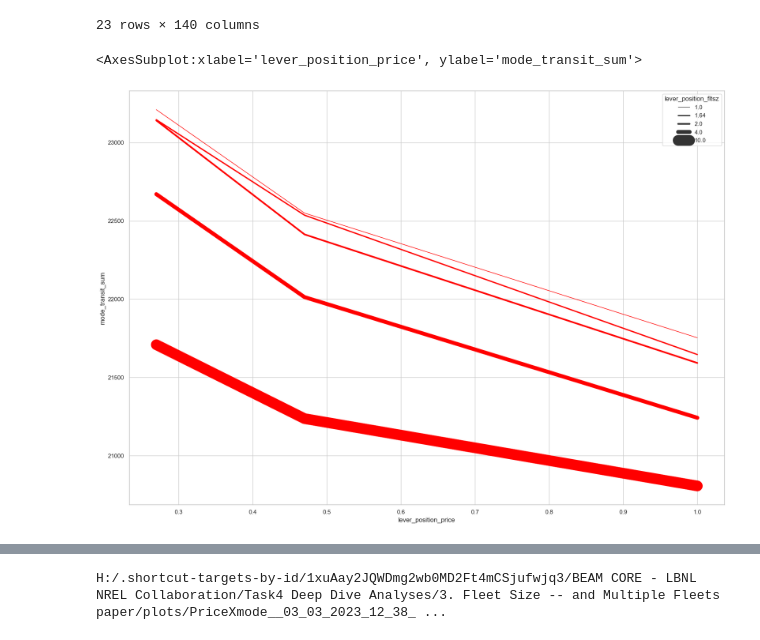
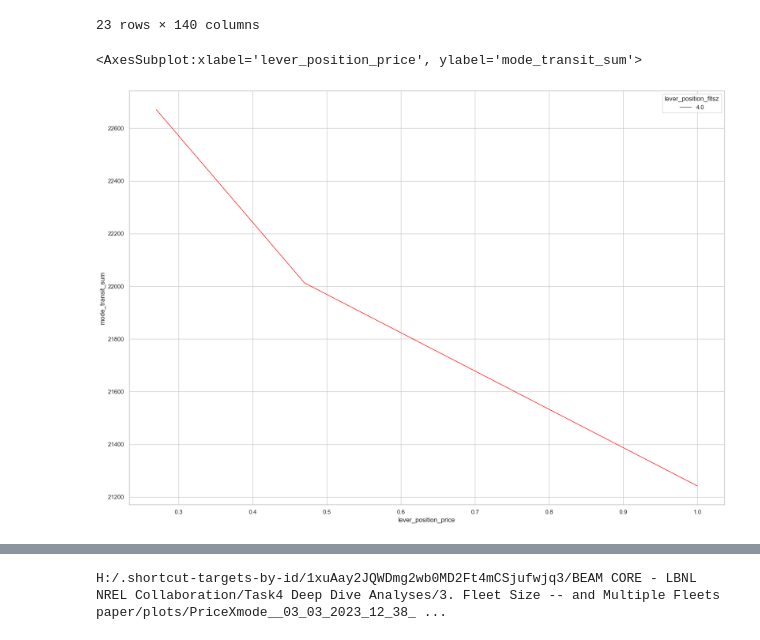
Before and after one commit to LBNL-UCB-STI/beam-core-analysis, a Jupyter notebook: Users/Annika/3MultFleets/PlotsNtripsModesTimes.ipynb, the cells around one changed output, grey strips where cells are left out. Cells and saved outputs as stored; diff of their text form; code cells hidden in the pictures.

```diff
--- a/Users/Annika/3MultFleets/PlotsNtripsModesTimes.ipynb
+++ b/Users/Annika/3MultFleets/PlotsNtripsModesTimes.ipynb
@@ -129,15 +129,15 @@ cd0collapsed.head(50)
 | 22 | 5.0 | 1.00 | 10.00 | 10.0 | 91422.000000 | 351539.285714 | ... |
 23 rows × 140 columns
 # %%
-df_graph = cd5collapsed
+df_graph = cd5collapsed.loc[(cd5collapsed['lever_position_fltsz']==4)]
 
 sns.lineplot(data=df_graph,
              x='lever_position_price', size ="lever_position_fltsz", sizes=(1,20),
              y='mode_transit_sum',
                ci=None, linewidth = 6,
              color='Red',
              palette = 'Greens'
              )
 # %% [output]
 <AxesSubplot:xlabel='lever_position_price', ylabel='mode_transit_sum'>
-[figure, old version]
+[figure, new version]
```
Also changed, not shown: parts of 1 cell of this notebook, 1 other file.
